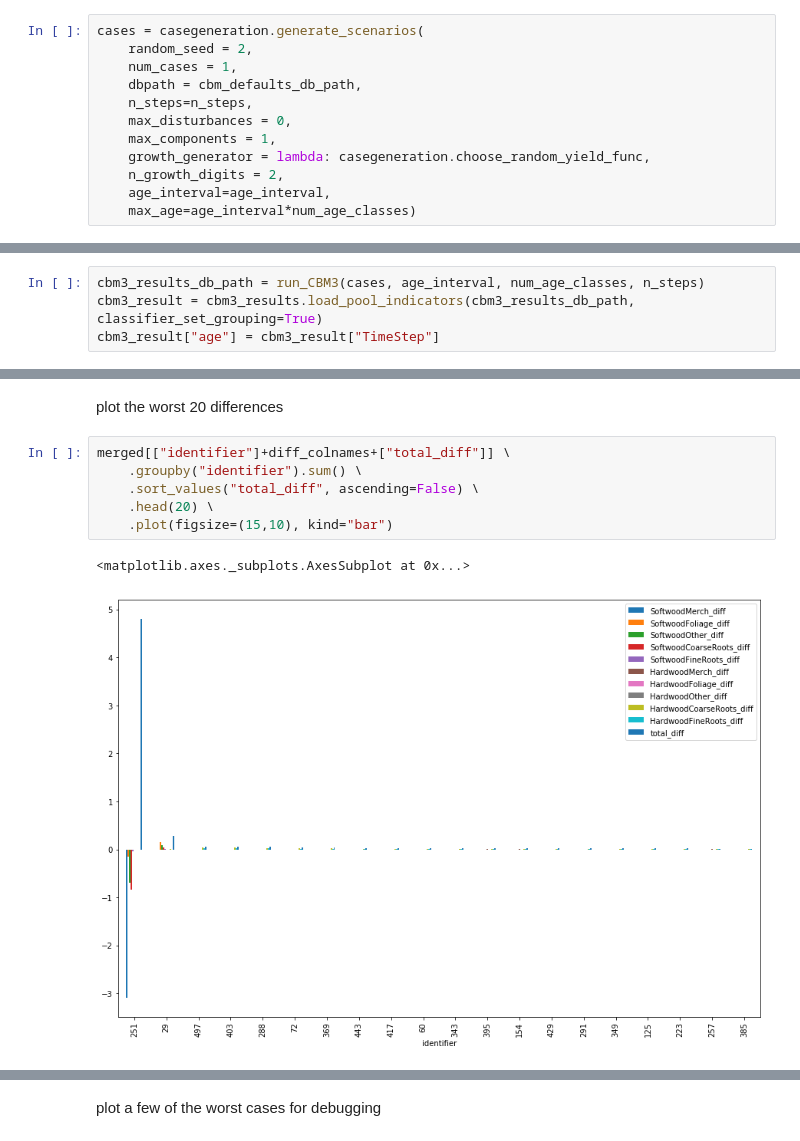
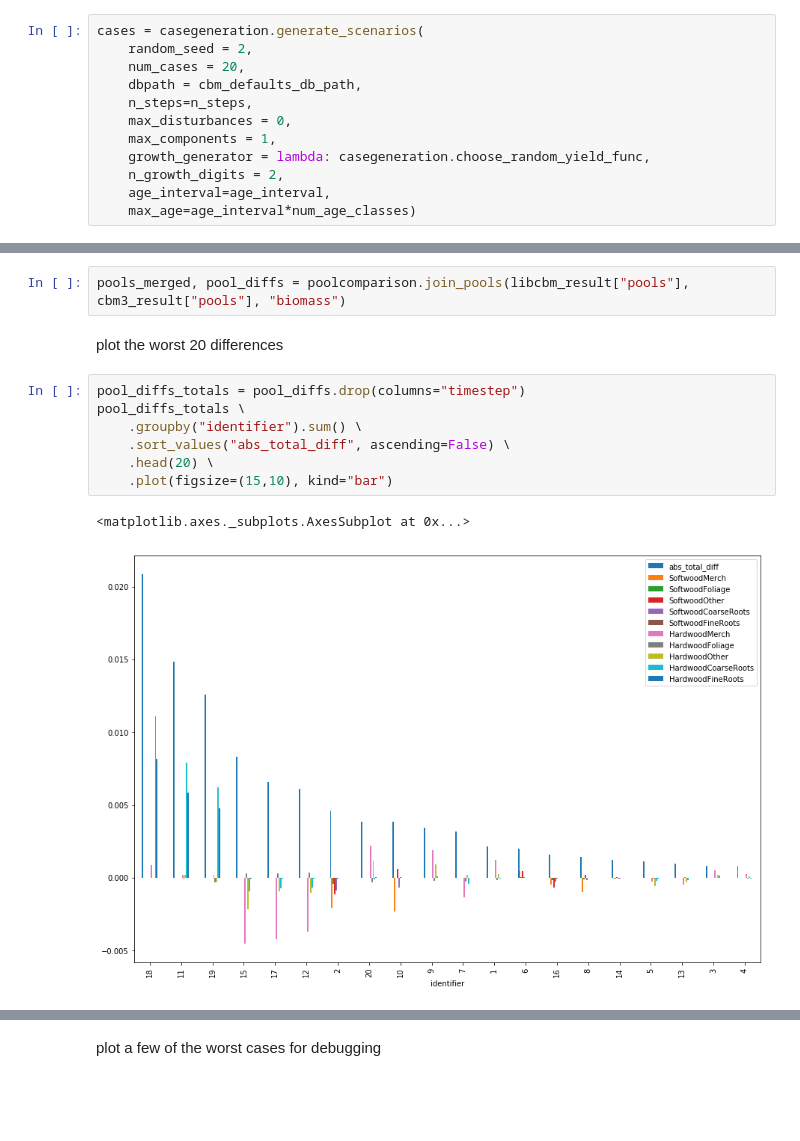
Before and after one commit to cat-cfs/libcbm_py, a Jupyter notebook: growth_curve_testing.ipynb, the cells around one changed output, grey strips where cells are left out. Saved outputs shown, nothing was run; the diff lists cells and outputs as text; blank space fills up the shorter version.

Commit message:
renamed resultcomparison to poolcomparison, growth curve testing working with all of the recent changes

```diff
--- a/growth_curve_testing.ipynb
+++ b/growth_curve_testing.ipynb
@@ -36,7 +36,7 @@ generate random cases
 # %%
 cases = casegeneration.generate_scenarios(
     random_seed = 2,
-    num_cases = 1,
+    num_cases = 20,
     dbpath = cbm_defaults_db_path,
     n_steps=n_steps,
     max_disturbances = 0,
@@ -105,4 +71,0 @@ run the test cases on cbm-cfs3
-# %%
-cbm3_results_db_path = run_CBM3(cases, age_interval, num_age_classes, n_steps)
-cbm3_result = cbm3_results.load_pool_indicators(cbm3_results_db_path, classifier_set_grouping=True)
-cbm3_result["age"] = cbm3_result["TimeStep"]
@@ -163,11 +74,14 @@ NameError: name 'libCBM_result' is not defined
+# %%
+pools_merged, pool_diffs = poolcomparison.join_pools(libcbm_result["pools"], cbm3_result["pools"], "biomass")
 # %% [markdown]
 plot the worst 20 differences
 # %%
-merged[["identifier"]+diff_colnames+["total_diff"]] \
+pool_diffs_totals = pool_diffs.drop(columns="timestep")
+pool_diffs_totals \
     .groupby("identifier").sum() \
-    .sort_values("total_diff", ascending=False) \
+    .sort_values("abs_total_diff", ascending=False) \
     .head(20) \
     .plot(figsize=(15,10), kind="bar")
 # %% [output]
 <matplotlib.axes._subplots.AxesSubplot at 0x...>
-[figure, old version]
+[figure, new version]
```
Also changed, not shown: parts of 23 cells of this notebook, 3 other files.
